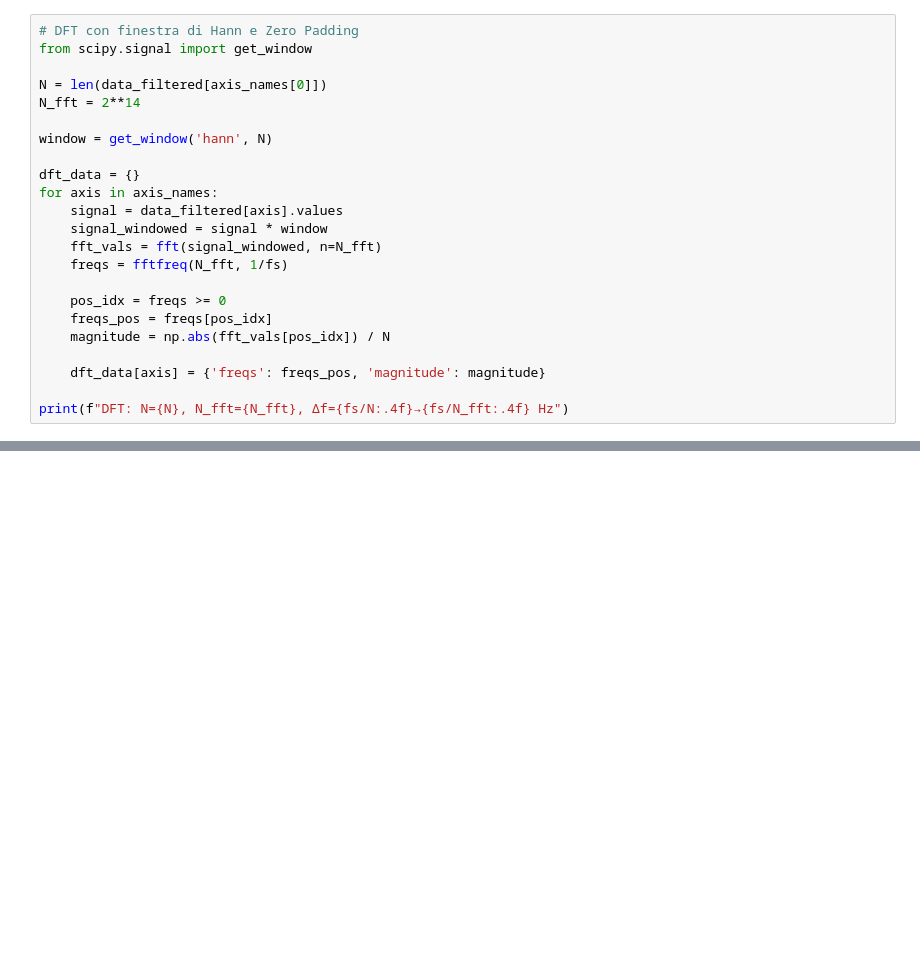
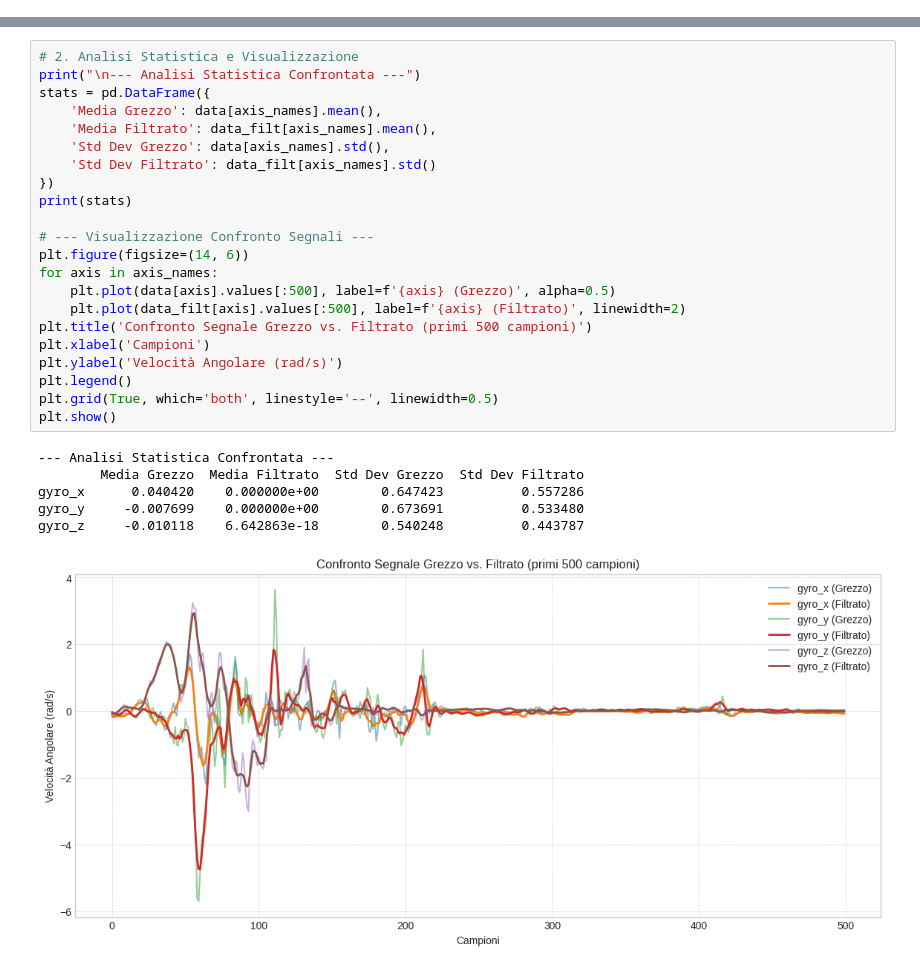
Before and after one commit to AlessioCamerano/Relazione-ATSD, a Jupyter notebook: analisi_segnale.ipynb, the cells around one changed output, grey strips where cells are left out. Saved outputs shown, nothing was run; the diff lists cells and outputs as text; blank space fills up the shorter version.

```diff
--- a/analisi_segnale.ipynb
+++ b/analisi_segnale.ipynb
@@ -527,23 +0,0 @@ Per migliorare la risoluzione visiva e ridurre lo spectral leakage, applichiamo:
-# %%
-# DFT con finestra di Hann e Zero Padding
-from scipy.signal import get_window
-
-N = len(data_filtered[axis_names[0]])
-N_fft = 2**14
-
-window = get_window('hann', N)
-
-dft_data = {}
-for axis in axis_names:
-    signal = data_filtered[axis].values
-    signal_windowed = signal * window
-    fft_vals = fft(signal_windowed, n=N_fft)
-    freqs = fftfreq(N_fft, 1/fs)
-
-    pos_idx = freqs >= 0
-    freqs_pos = freqs[pos_idx]
-    magnitude = np.abs(fft_vals[pos_idx]) / N
-
-    dft_data[axis] = {'freqs': freqs_pos, 'magnitude': magnitude}
-
-print(f"DFT: N={N}, N_fft={N_fft}, Δf={fs/N:.4f}→{fs/N_fft:.4f} Hz")
@@ -1130,0 +149,29 @@ plt.show()
+# %%
+# 2. Analisi Statistica e Visualizzazione
+print("\n--- Analisi Statistica Confrontata ---")
+stats = pd.DataFrame({
+    'Media Grezzo': data[axis_names].mean(),
+    'Media Filtrato': data_filt[axis_names].mean(),
+    'Std Dev Grezzo': data[axis_names].std(),
+    'Std Dev Filtrato': data_filt[axis_names].std()
+})
+print(stats)
+
+# --- Visualizzazione Confronto Segnali ---
+plt.figure(figsize=(14, 6))
+for axis in axis_names:
+    plt.plot(data[axis].values[:500], label=f'{axis} (Grezzo)', alpha=0.5)
+    plt.plot(data_filt[axis].values[:500], label=f'{axis} (Filtrato)', linewidth=2)
+plt.title('Confronto Segnale Grezzo vs. Filtrato (primi 500 campioni)')
+plt.xlabel('Campioni')
+plt.ylabel('Velocità Angolare (rad/s)')
+plt.legend()
+plt.grid(True, which='both', linestyle='--', linewidth=0.5)
+plt.show()
+# %% [output]
+--- Analisi Statistica Confrontata ---
+        Media Grezzo  Media Filtrato  Std Dev Grezzo  Std Dev Filtrato
+gyro_x      0.040420    0.000000e+00        0.647423          0.557286
+gyro_y     -0.007699    0.000000e+00        0.673691          0.533480
+gyro_z     -0.010118    6.642863e-18        0.540248          0.443787
+[figure, added]
```
Also changed, not shown: parts of 49 cells of this notebook, 2 other files.
